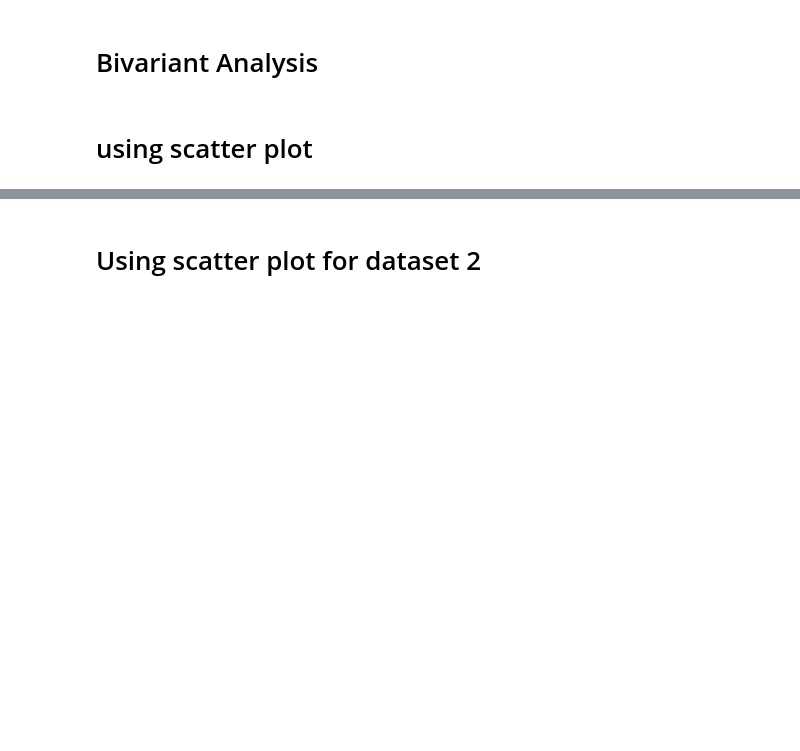
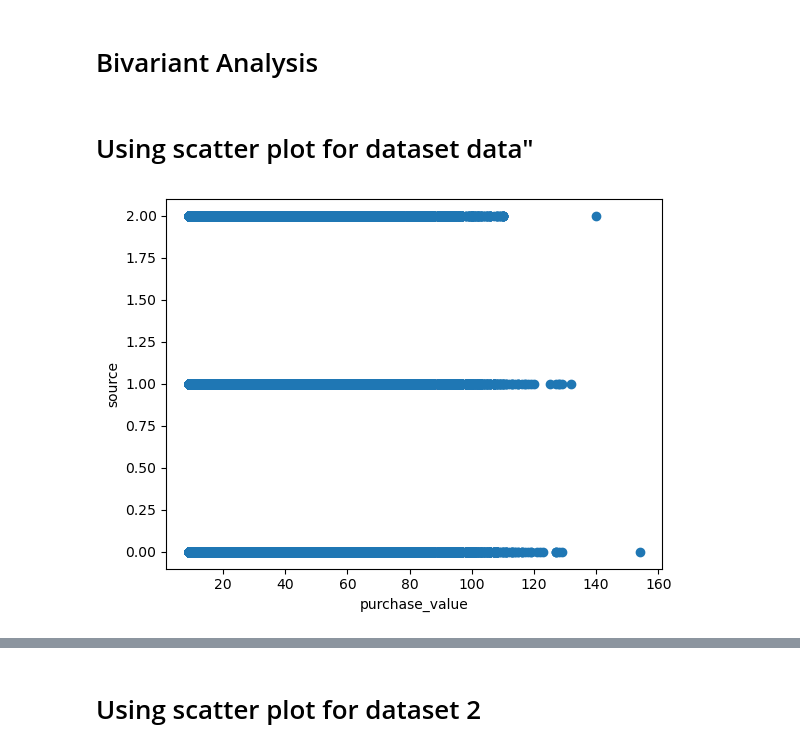
Before and after one commit to nadnes/Improved_detection_of_fraud_cases_for_e-commerce_bank_transactions, a Jupyter notebook: EDA & MODEL(B&T).ipynb, the cells around one changed output, grey strips where cells are left out. Saved outputs shown, nothing was run; the diff lists cells and outputs as text; code cells hidden in the pictures; blank space fills up the shorter version.

```diff
--- a/EDA & MODEL(B&T).ipynb
+++ b/EDA & MODEL(B&T).ipynb
@@ -1007,5 +573,12 @@ plt.show()
 [figure]
 # %% [markdown]
 # Bivariant Analysis
-# %% [markdown]
-# using scatter plot
+# %% [markdown]
+ # Using scatter plot for dataset data"
+# %%
+plt.scatter(data['purchase_value'], data['source'])
+plt.ylabel('source')
+plt.xlabel('purchase_value')
+plt.show()
+# %% [output]
+[figure, added]
```
Also changed, not shown: parts of 161 cells of this notebook.
